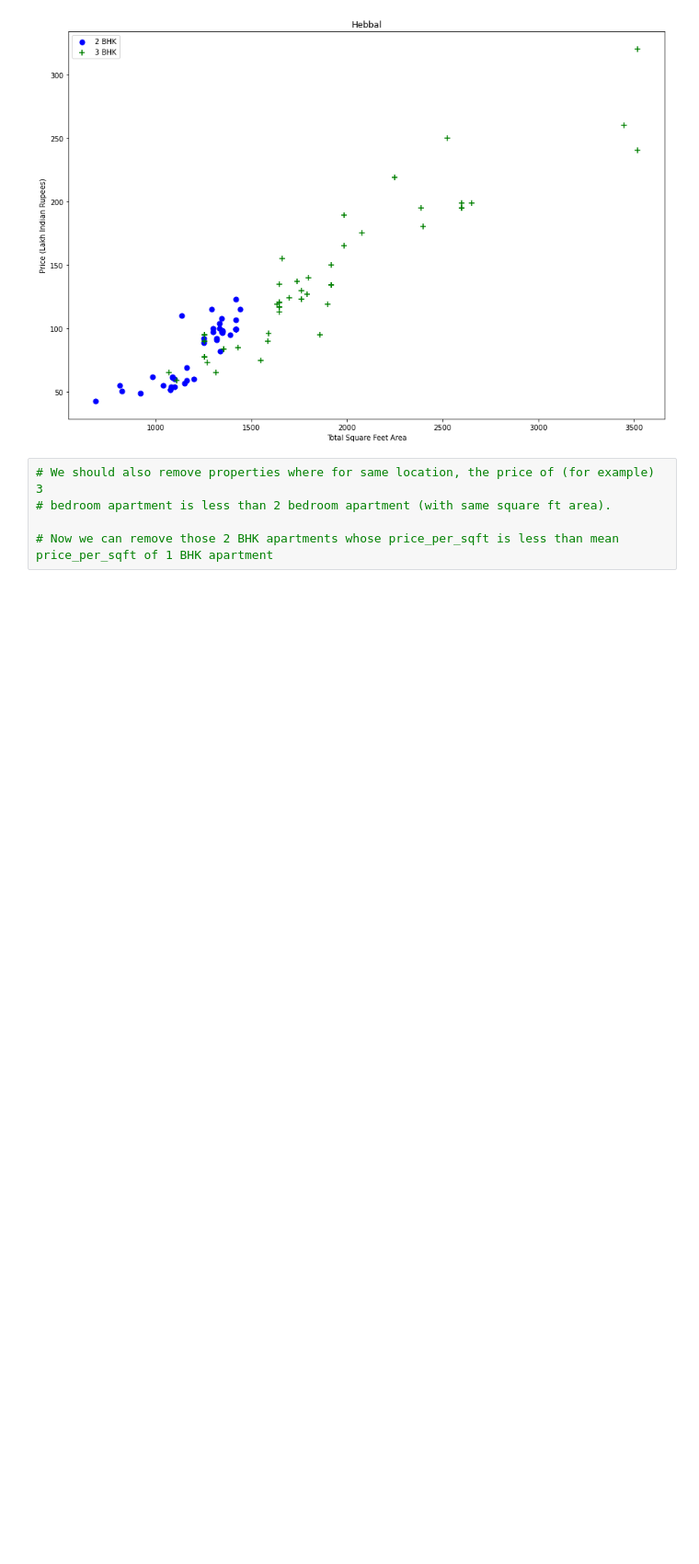
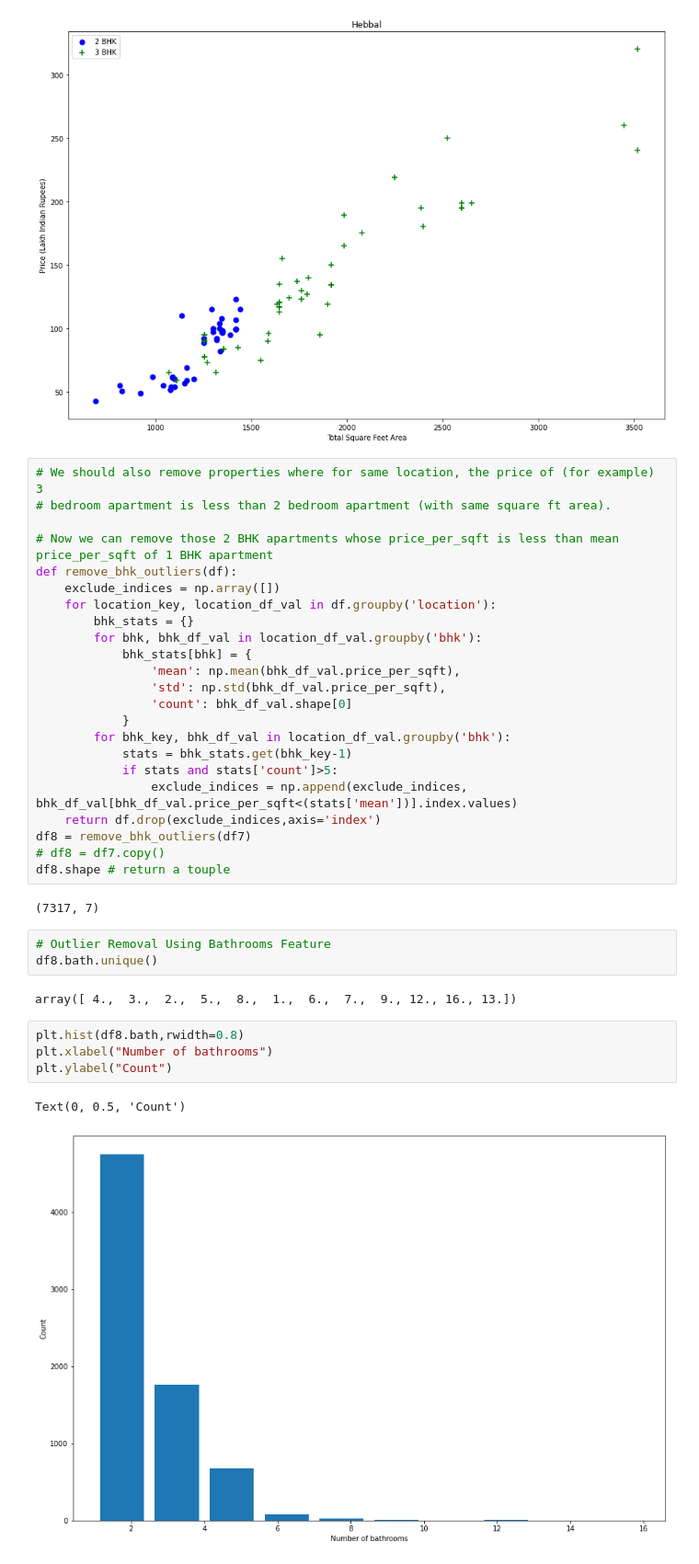
Before and after one commit to satishsingh21/housepricepredictionpreprocessing, a Jupyter notebook: housepriceBangalore.ipynb, the cells around one changed output. Shown at 92% size. Drawn from its saved outputs; the diff is of its cells as text; blank space fills up the shorter version.

```diff
--- a/housepriceBangalore.ipynb
+++ b/housepriceBangalore.ipynb
@@ -297,3 +297,35 @@ plot_scatter_chart(df7,"Hebbal")
 # bedroom apartment is less than 2 bedroom apartment (with same square ft area).
 
 # Now we can remove those 2 BHK apartments whose price_per_sqft is less than mean price_per_sqft of 1 BHK apartment
+def remove_bhk_outliers(df):
+    exclude_indices = np.array([])
+    for location_key, location_df_val in df.groupby('location'):
+        bhk_stats = {}
+        for bhk, bhk_df_val in location_df_val.groupby('bhk'):
+            bhk_stats[bhk] = {
+                'mean': np.mean(bhk_df_val.price_per_sqft),
+                'std': np.std(bhk_df_val.price_per_sqft),
+                'count': bhk_df_val.shape[0]
+            }
+        for bhk_key, bhk_df_val in location_df_val.groupby('bhk'):
+            stats = bhk_stats.get(bhk_key-1)
+            if stats and stats['count']>5:
+                exclude_indices = np.append(exclude_indices, bhk_df_val[bhk_df_val.price_per_sqft<(stats['mean'])].index.values)
+    return df.drop(exclude_indices,axis='index')
+df8 = remove_bhk_outliers(df7)
+# df8 = df7.copy()
+df8.shape # return a touple
+# %% [output]
+(7317, 7)
+# %%
+# Outlier Removal Using Bathrooms Feature
+df8.bath.unique()
+# %% [output]
+array([ 4.,  3.,  2.,  5.,  8.,  1.,  6.,  7.,  9., 12., 16., 13.])
+# %%
+plt.hist(df8.bath,rwidth=0.8)
+plt.xlabel("Number of bathrooms")
+plt.ylabel("Count")
+# %% [output]
+Text(0, 0.5, 'Count')
+[figure, added]
```
Also changed, not shown: parts of 14 cells of this notebook.
